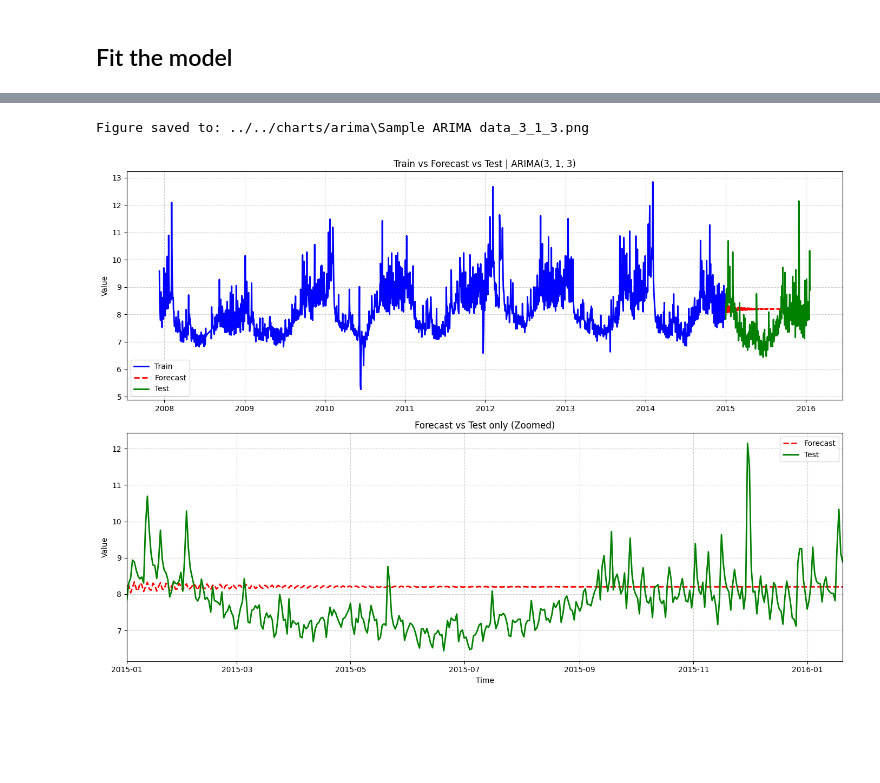
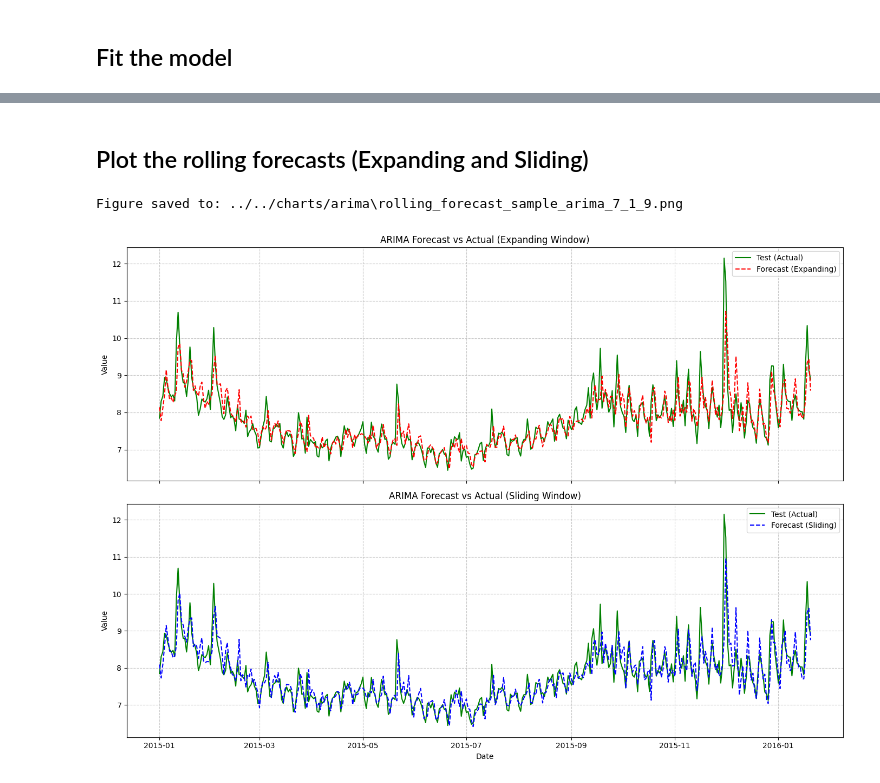
Before and after one commit to DucTrung1802/master-thesis, a Jupyter notebook: src/visualization/sample_arima_visualization.ipynb, the cells around one changed output, grey strips where cells are left out. Cells and saved outputs as stored; diff of their text form; code cells hidden in the pictures; blank space fills up the shorter version.

Commit message:
REWORK: ARIMA model, add rolling_forecast()

```diff
--- a/src/visualization/sample_arima_visualization.ipynb
+++ b/src/visualization/sample_arima_visualization.ipynb
@@ -114,7 +114,7 @@ arima_model.fit(
     test_df=test,
     time_column_name="ds",
     value_column_name="y",
-    max_p=3,
-    max_q=3,
+    max_p=10,
+    max_q=10,
 )
 # %% [output]
@@ -143,3 +142,3 @@ arima_model.get_best_order()
 # %%
-forecast = arima_model.forecast(steps=len(test))  # next 12 periods
+preds_expanding = arima_model.rolling_forecast()
 # %%
@@ -159,0 +162,2 @@ Name: predicted_mean, Length: 383, dtype: float64
+# %%
+preds_sliding = arima_model.rolling_forecast(mode="sliding", window_size=365)
@@ -160,10 +180,7 @@ Name: predicted_mean, Length: 383, dtype: float64
+# %% [markdown]
+## Plot the rolling forecasts (Expanding and Sliding)
 # %%
-arima_model.plot_forecast(
-    steps=len(test),
-    test=test[value_column_name],
-    title=f"Train vs Forecast vs Test",
-    file_name="Sample ARIMA data",
-)
+arima_model.plot_rolling_forecast(preds_expanding, preds_sliding, file_name="rolling_forecast_sample_arima")
 # %% [output]
-Figure saved to: ../../charts/arima\Sample ARIMA data_3_1_3.png
+Figure saved to: ../../charts/arima\rolling_forecast_sample_arima_7_1_9.png
-[figure, old version]
+[figure, new version]
```
Also changed, not shown: parts of 6 cells of this notebook, 3 other files.
